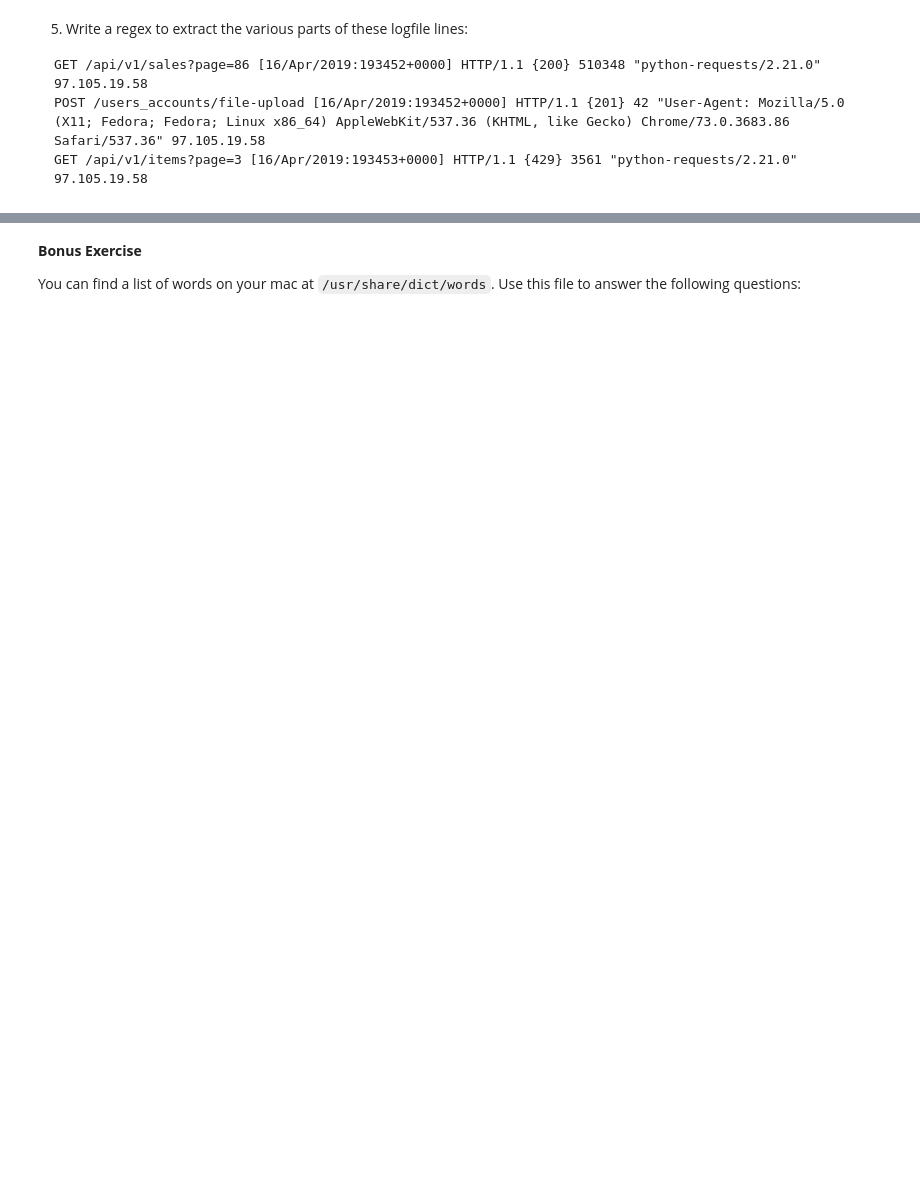
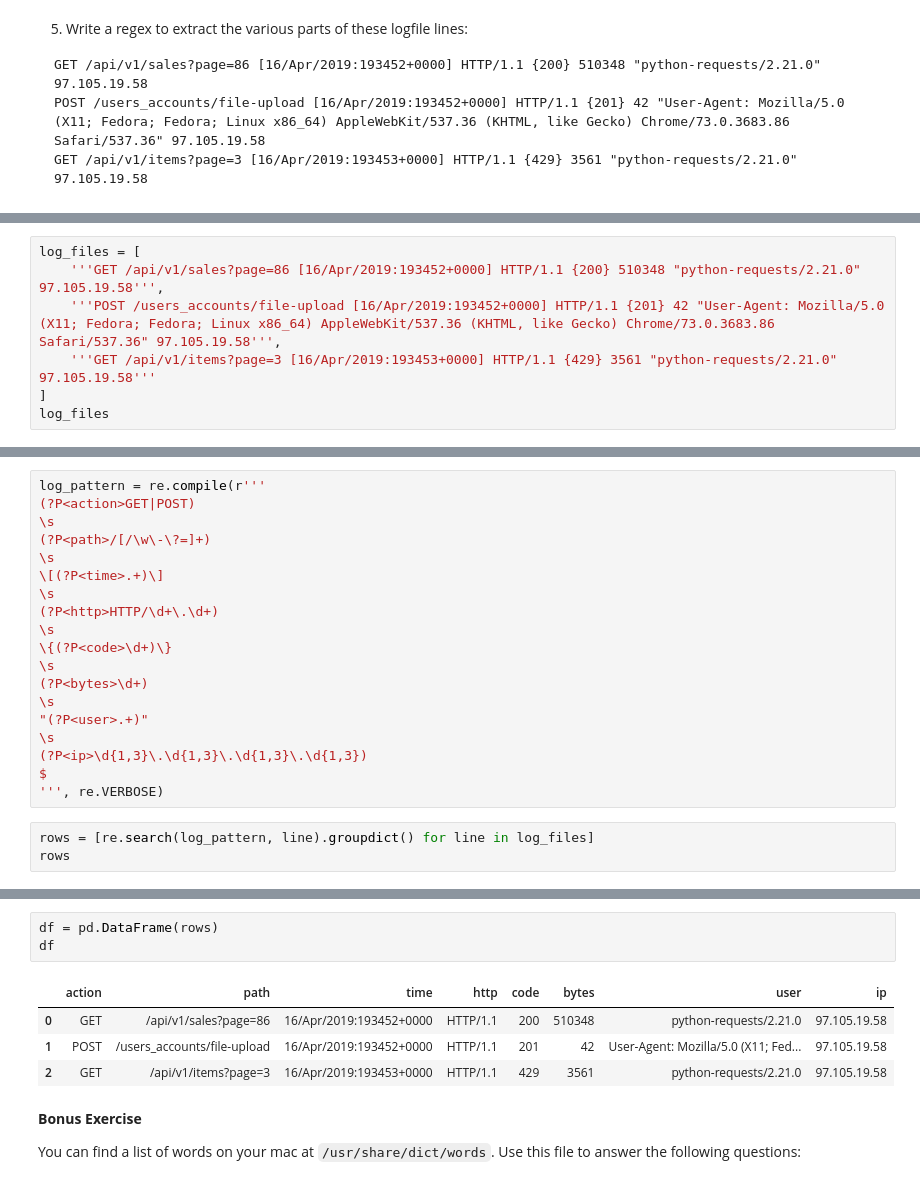
Before and after one commit to Jared-Godar/natural-language-processing-exercises, a Jupyter notebook: regex_exercises.ipynb, the cells around one changed output, grey strips where cells are left out. Saved outputs shown, nothing was run; the diff lists cells and outputs as text; blank space fills up the shorter version.

```diff
--- a/regex_exercises.ipynb
+++ b/regex_exercises.ipynb
@@ -54,0 +231,7 @@ GET /api/v1/items?page=3 [16/Apr/2019:193453+0000] HTTP/1.1 {429} 3561 "python-r
+# %%
+log_files = [
+    '''GET /api/v1/sales?page=86 [16/Apr/2019:193452+0000] HTTP/1.1 {200} 510348 "python-requests/2.21.0" 97.105.19.58''',
+    '''POST /users_accounts/file-upload [16/Apr/2019:193452+0000] HTTP/1.1 {201} 42 "User-Agent: Mozilla/5.0 (X11; Fedora; Fedora; Linux x86_64) AppleWebKit/537.36 (KHTML, like Gecko) Chrome/73.0.3683.86 Safari/537.36" 97.105.19.58''',
+    '''GET /api/v1/items?page=3 [16/Apr/2019:193453+0000] HTTP/1.1 {429} 3561 "python-requests/2.21.0" 97.105.19.58'''
+]
+log_files
@@ -54,0 +242,22 @@ GET /api/v1/items?page=3 [16/Apr/2019:193453+0000] HTTP/1.1 {429} 3561 "python-r
+# %%
+log_pattern = re.compile(r'''
+(?P<action>GET|POST)
+\s
+(?P<path>/[/\w\-\?=]+)
+\s
+\[(?P<time>.+)\]
+\s
+(?P<http>HTTP/\d+\.\d+)
+\s
+\{(?P<code>\d+)\}
+\s
+(?P<bytes>\d+)
+\s
+"(?P<user>.+)"
+\s
+(?P<ip>\d{1,3}\.\d{1,3}\.\d{1,3}\.\d{1,3})
+$
+''', re.VERBOSE)
+# %%
+rows = [re.search(log_pattern, line).groupdict() for line in log_files]
+rows
@@ -55,3 +282,11 @@ GET /api/v1/items?page=3 [16/Apr/2019:193453+0000] HTTP/1.1 {429} 3561 "python-r
+# %%
+df = pd.DataFrame(rows)
+df
+# %% [output]
+|  | action | path | time | http | code | bytes | user | ip |
+| 0 | GET | /api/v1/sales?page=86 | 16/Apr/2019:193452+0000 | HTTP/1.1 | 200 | 510348 | python-requests/2.21.0 | 97.105.19.58 |
+| 1 | POST | /users_accounts/file-upload | 16/Apr/2019:193452+0000 | HTTP/1.1 | 201 | 42 | User-Agent: Mozilla/5.0 (X11; Fed... | 97.105.19.58 |
+| 2 | GET | /api/v1/items?page=3 | 16/Apr/2019:193453+0000 | HTTP/1.1 | 429 | 3561 | python-requests/2.21.0 | 97.105.19.58 |
 # %% [markdown]
 <p><strong>Bonus Exercise</strong></p>
 <p>You can find a list of words on your mac at <code>/usr/share/dict/words</code>. Use this
```
Also changed, not shown: parts of 37 cells of this notebook.
